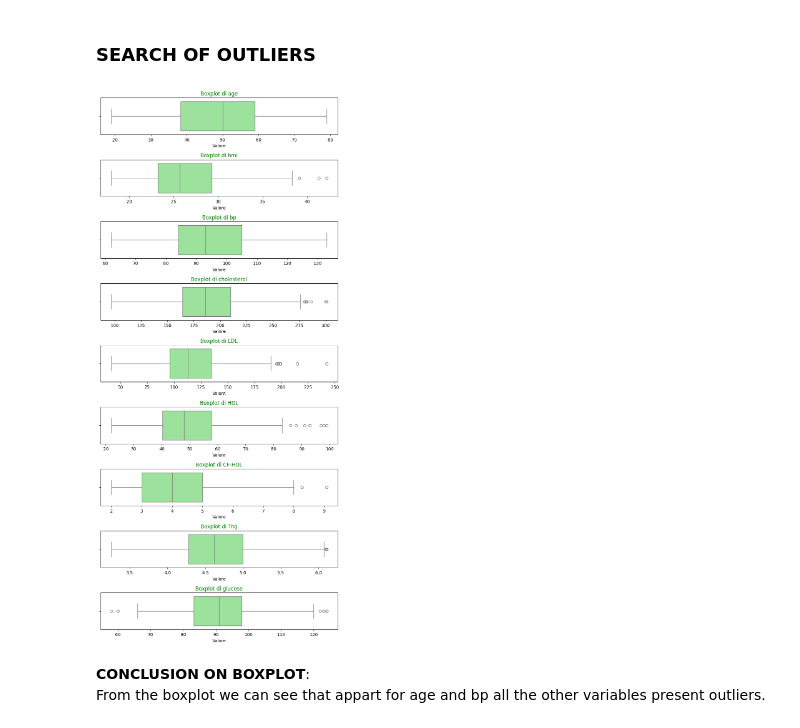
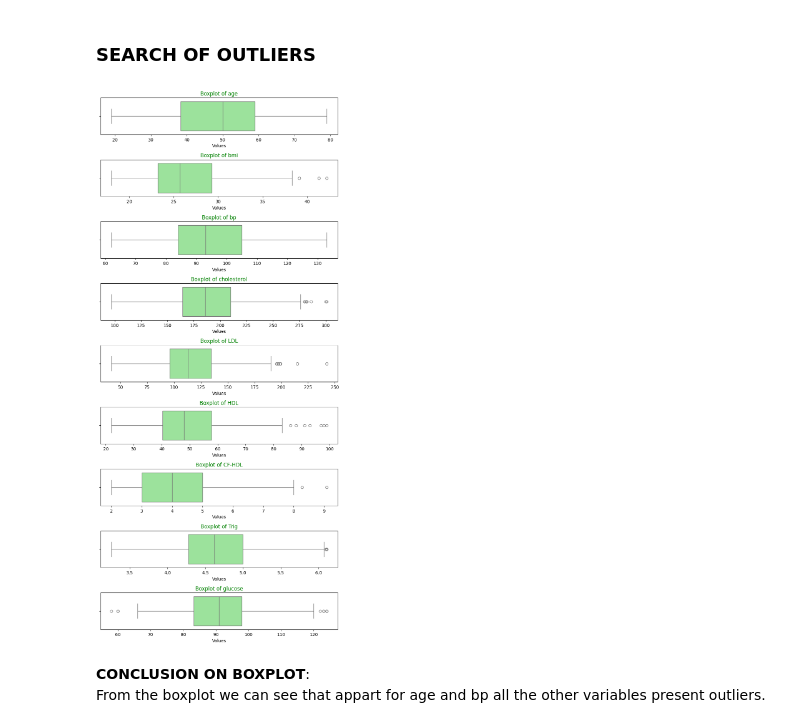
Before and after one commit to kozen88/Diabetes_Onward_Monitor, a Jupyter notebook: diabetes_regression.ipynb, the cells around one changed output. Drawn from its saved outputs; the diff is of its cells as text; code cells hidden in the pictures.

```diff
--- a/diabetes_regression.ipynb
+++ b/diabetes_regression.ipynb
@@ -284,19 +284,19 @@ from this first analysis do not seem to proced with any operation of preprocessi
 # %%
 # Lets create a figure which contains a numer of subplot equal to the number of the numerical varibles
 # in particular we are taking out of the plots the target and the sex
 fig, axes = plt.subplots(ncols=1, nrows=len(df.drop(['target', 'sex'], axis=1).columns), figsize=(8, 2*len(df.drop(['target', 'sex'], axis=1).columns)))
 
 # for each variable create and plot its boxplot
 for i, col in enumerate(df.drop(['target', 'sex'], axis=1).columns):
     sns.boxplot(x=df[col], ax=axes[i], color='lightgreen')
-    axes[i].set_title(f'Boxplot di {col}', color='green')
+    axes[i].set_title(f'Boxplot of {col}', color='green')
     axes[i].set_xlabel("Values")
     axes[i].set_ylabel("")
 
 plt.tight_layout()
 plt.show()
 # %% [output]
-[figure, old version]
+[figure, new version]
 # %% [markdown]
 **CONCLUSION ON BOXPLOT**:<br>
 From the boxplot we can see that appart for age and bp all the other variables present outliers.
```
Also changed, not shown: parts of 2 cells of this notebook.
